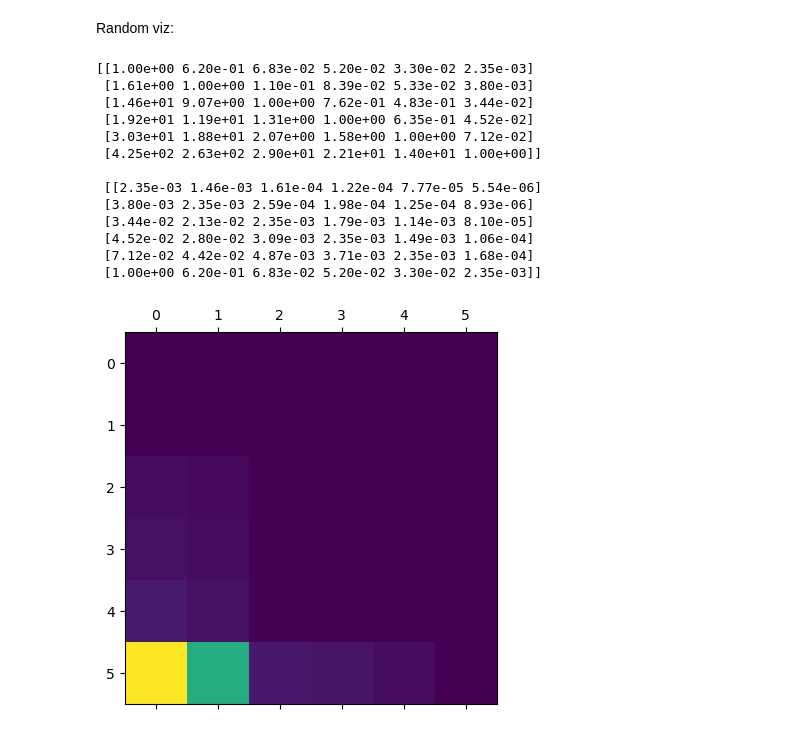
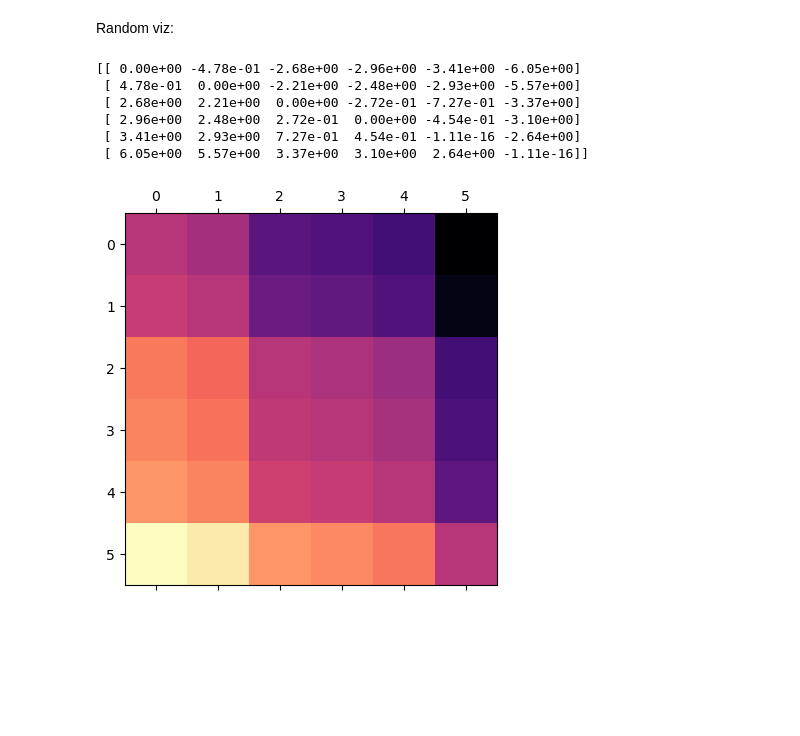
Before and after one commit to mputak/HPC, a Jupyter notebook: miniproject-Mandelbrot/main_mandlebrot.ipynb, the cells around one changed output. Saved outputs shown, nothing was run; the diff lists cells and outputs as text; code cells hidden in the pictures; blank space fills up the shorter version.

Commit message:
log runtime matrix

```diff
--- a/miniproject-Mandelbrot/main_mandlebrot.ipynb
+++ b/miniproject-Mandelbrot/main_mandlebrot.ipynb
@@ -301,26 +301,20 @@ Random viz:
 # %%
 # %timeit -o will return time as object instead of printing it!
 # usefull for creating graphs?
 np.set_printoptions(precision=2)
 runtimes_np = np.array(runtimes)
 runtime_matrix = runtimes_np * (1/runtimes_np[:,np.newaxis])
+runtime_matrix = np.log(runtime_matrix)
 print(runtime_matrix)
-normalized_matrix = runtime_matrix / np.max(runtime_matrix)
-print("\n",normalized_matrix)
-plt.matshow(normalized_matrix)
+# normalized_matrix = runtime_matrix / np.max(runtime_matrix)
+# print("\n",normalized_matrix)
+plt.matshow(runtime_matrix, cmap="magma")
 plt.show()
 # %% [output]
-[[1.00e+00 6.20e-01 6.83e-02 5.20e-02 3.30e-02 2.35e-03]
- [1.61e+00 1.00e+00 1.10e-01 8.39e-02 5.33e-02 3.80e-03]
- [1.46e+01 9.07e+00 1.00e+00 7.62e-01 4.83e-01 3.44e-02]
- [1.92e+01 1.19e+01 1.31e+00 1.00e+00 6.35e-01 4.52e-02]
- [3.03e+01 1.88e+01 2.07e+00 1.58e+00 1.00e+00 7.12e-02]
- [4.25e+02 2.63e+02 2.90e+01 2.21e+01 1.40e+01 1.00e+00]]
-
- [[2.35e-03 1.46e-03 1.61e-04 1.22e-04 7.77e-05 5.54e-06]
- [3.80e-03 2.35e-03 2.59e-04 1.98e-04 1.25e-04 8.93e-06]
- [3.44e-02 2.13e-02 2.35e-03 1.79e-03 1.14e-03 8.10e-05]
- [4.52e-02 2.80e-02 3.09e-03 2.35e-03 1.49e-03 1.06e-04]
- [7.12e-02 4.42e-02 4.87e-03 3.71e-03 2.35e-03 1.68e-04]
- [1.00e+00 6.20e-01 6.83e-02 5.20e-02 3.30e-02 2.35e-03]]
+[[ 0.00e+00 -4.78e-01 -2.68e+00 -2.96e+00 -3.41e+00 -6.05e+00]
+ [ 4.78e-01  0.00e+00 -2.21e+00 -2.48e+00 -2.93e+00 -5.57e+00]
+ [ 2.68e+00  2.21e+00  0.00e+00 -2.72e-01 -7.27e-01 -3.37e+00]
+ [ 2.96e+00  2.48e+00  2.72e-01  0.00e+00 -4.54e-01 -3.10e+00]
+ [ 3.41e+00  2.93e+00  7.27e-01  4.54e-01 -1.11e-16 -2.64e+00]
+ [ 6.05e+00  5.57e+00  3.37e+00  3.10e+00  2.64e+00 -1.11e-16]]
-[figure, old version]
+[figure, new version]
```
